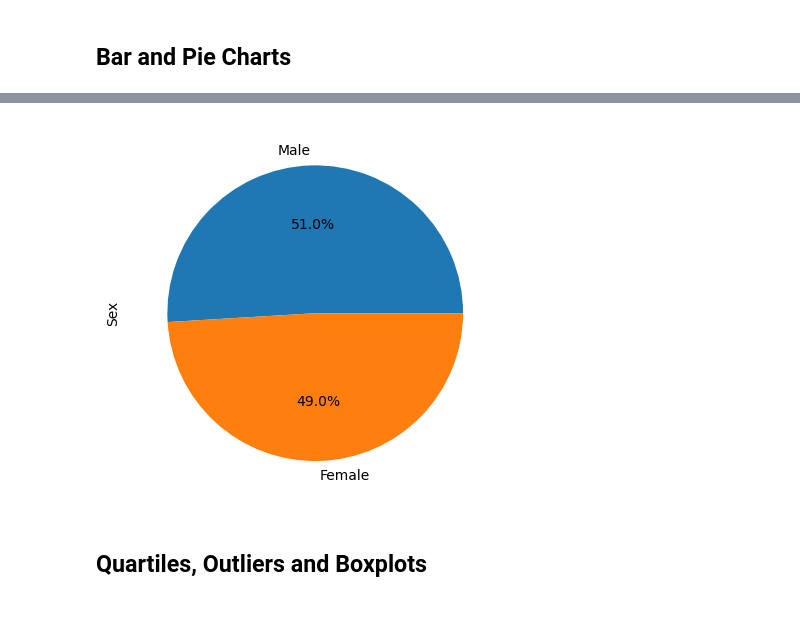
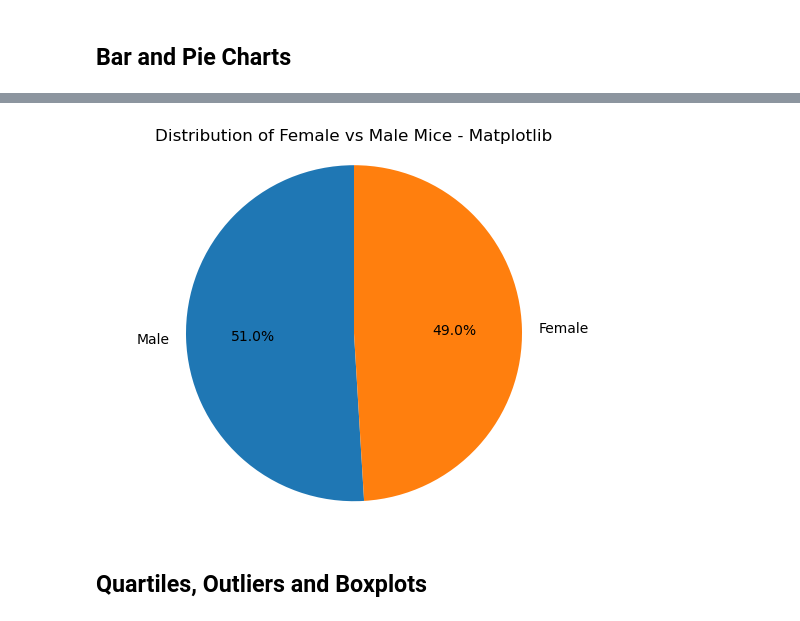
Before and after one commit to emilybowers3000/Module-5-Challenge, a Jupyter notebook: Pymaceuticals_Module_EBowers.ipynb, the cells around one changed output, grey strips where cells are left out. Drawn from its saved outputs; the diff is of its cells as text; code cells hidden in the pictures.

```diff
--- a/Pymaceuticals_Module_EBowers.ipynb
+++ b/Pymaceuticals_Module_EBowers.ipynb
@@ -63,5 +64,10 @@ duplicate_rows
 | 917 | g989 | Propriva | Female | 21 | 26 | 20 | 54.657650 | ... |
 # %%
 # Create a clean DataFrame by dropping the duplicate mouse by its ID.
+
+mouse_ids_to_exclude = ['g989']
+
+# Create cleaned_data by excluding rows with specified Mouse IDs
+cleaned_data = merged_data_df[merged_data_df['Mouse ID'].isin(mouse_ids_to_exclude) ==False]
 # %%
 # Checking the number of mice in the clean DataFrame.
@@ -124,7 +155,11 @@ duplicate_rows
 # %%
 # Generate a pie plot showing the distribution of female versus male mice using pyplot
+pie_chart_matplotlib = plt.pie(cleaned_data["Sex"].value_counts(), labels=cleaned_data["Sex"].value_counts().index, autopct="%1.1f%%", startangle=90)
+plt.title("Distribution of Female vs Male Mice - Matplotlib")
+plt.axis("equal")
+plt.show()
 # %% [output]
-[figure, old version]
+[figure, new version]
 # %% [markdown]
 ## Quartiles, Outliers and Boxplots
 # %%
```
Also changed, not shown: parts of 18 cells of this notebook, 1 other file.
